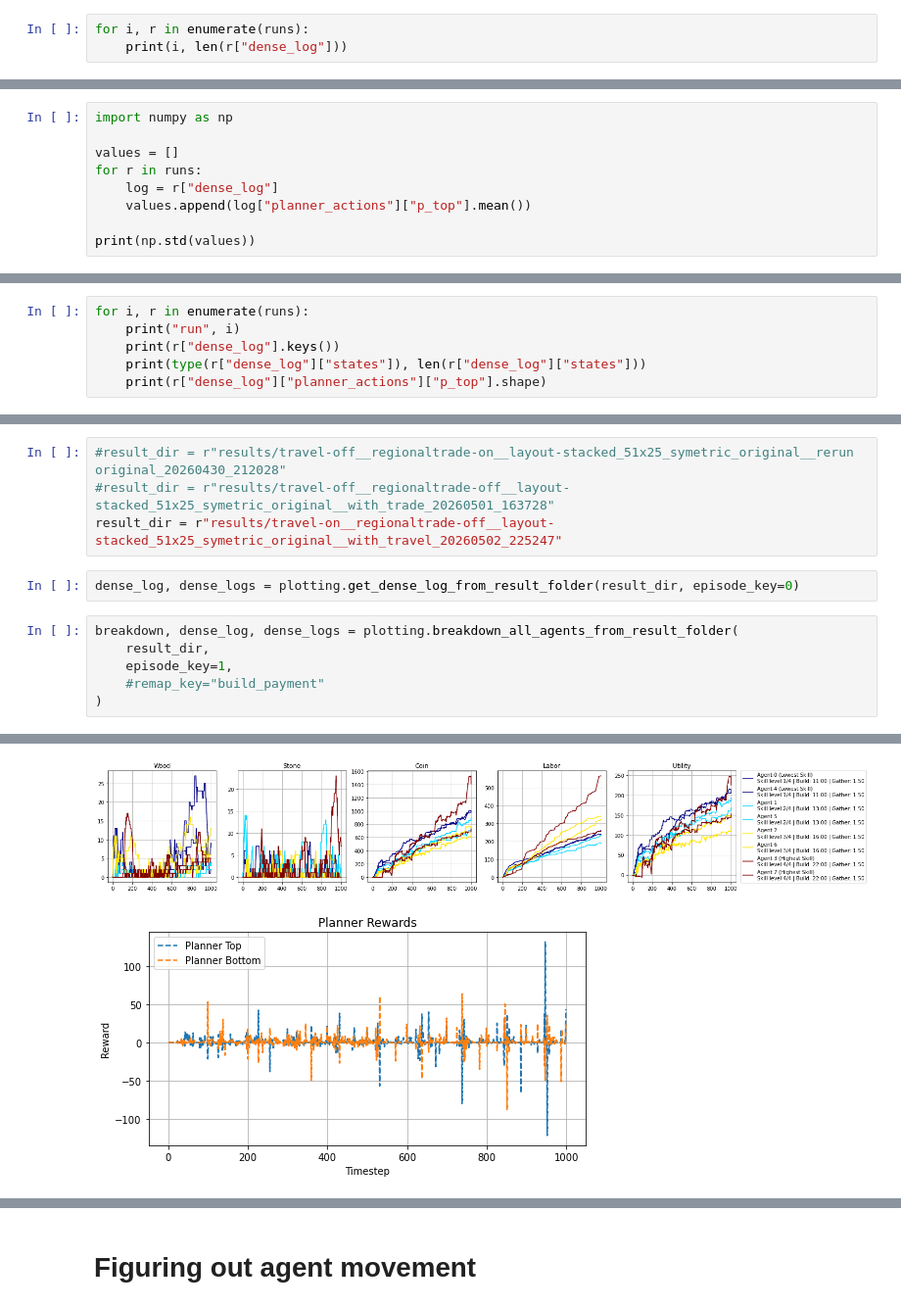
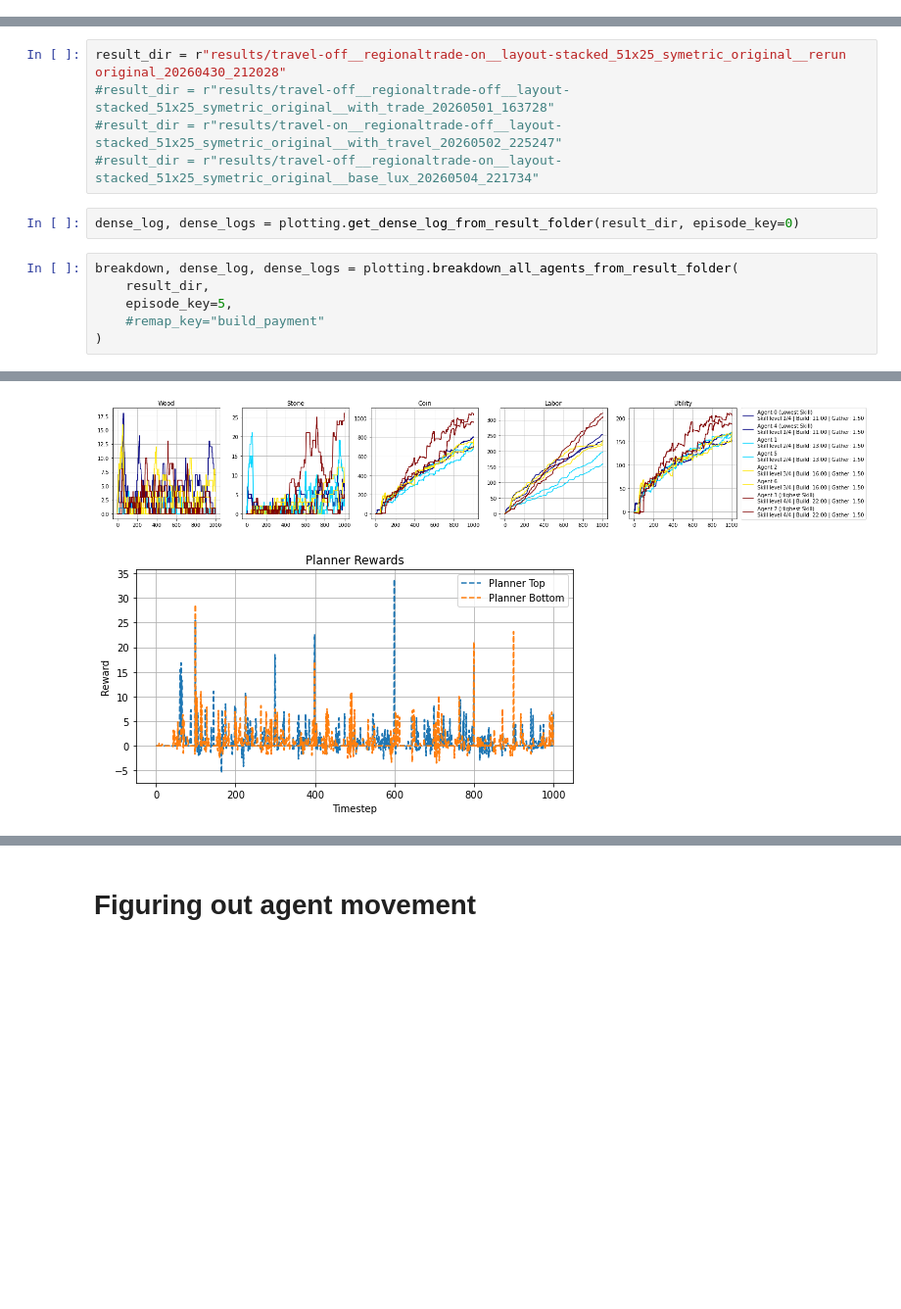
Before and after one commit to DragonsAreFuckingCool/DRL-in-international-economy-ai-economist-, a Jupyter notebook: tutorials/tax_annealing_simulation.ipynb, the cells around one changed output, grey strips where cells are left out. Shown at 98% size. Saved outputs shown, nothing was run; the diff lists cells and outputs as text; blank space fills up the shorter version.

```diff
--- a/tutorials/tax_annealing_simulation.ipynb
+++ b/tutorials/tax_annealing_simulation.ipynb
@@ -2313,5 +716,2 @@ fig_snap, df_income_snap, df_counts_snap, df_swf_snap = plot_tax_bracket_snapsho
 # %% [markdown]
 # debug and DF
-# %%
-for i, r in enumerate(runs):
-    print(i, len(r["dense_log"]))
@@ -2322,9 +717,0 @@ for i, r in enumerate(runs):
-# %%
-import numpy as np
-
-values = []
-for r in runs:
-    log = r["dense_log"]
-    values.append(log["planner_actions"]["p_top"].mean())
-
-print(np.std(values))
@@ -2333,6 +717,0 @@ print(np.std(values))
-# %%
-for i, r in enumerate(runs):
-    print("run", i)
-    print(r["dense_log"].keys())
-    print(type(r["dense_log"]["states"]), len(r["dense_log"]["states"]))
-    print(r["dense_log"]["planner_actions"]["p_top"].shape)
@@ -2562,15 +940,16 @@ importlib.reload(plotting)
 # %% [output]
 <module 'utils.plotting' from 'c:\\Users\\adria\\coding\\katja\\DRL-in-international-economy-ai-economist-\\tutorials\\utils\\plotting.py'>
 # %%
-#result_dir = r"results/travel-off__regionaltrade-on__layout-stacked_51x25_symetric_original__rerun original_20260430_212028"
+result_dir = r"results/travel-off__regionaltrade-on__layout-stacked_51x25_symetric_original__rerun original_20260430_212028"
 #result_dir = r"results/travel-off__regionaltrade-off__layout-stacked_51x25_symetric_original__with_trade_20260501_163728"
-result_dir = r"results/travel-on__regionaltrade-off__layout-stacked_51x25_symetric_original__with_travel_20260502_225247"
+#result_dir = r"results/travel-on__regionaltrade-off__layout-stacked_51x25_symetric_original__with_travel_20260502_225247"
+#result_dir = r"results/travel-off__regionaltrade-on__layout-stacked_51x25_symetric_original__base_lux_20260504_221734"
 # %%
 dense_log, dense_logs = plotting.get_dense_log_from_result_folder(result_dir, episode_key=0)
 # %%
 breakdown, dense_log, dense_logs = plotting.breakdown_all_agents_from_result_folder(
     result_dir,
-    episode_key=1,
+    episode_key=5,
     #remap_key="build_payment"
 )
 # %% [output]
@@ -2585,2 +964,2 @@ Income (Build) :  11.00 (n= 26) |  11.00 (n= 16) |  13.00 (n= 18) |  13.00 (n= 1
-[figure, old version]
+[figure, new version]
-[figure, old version]
+[figure, new version]
```
Also changed, not shown: parts of 61 cells of this notebook.
